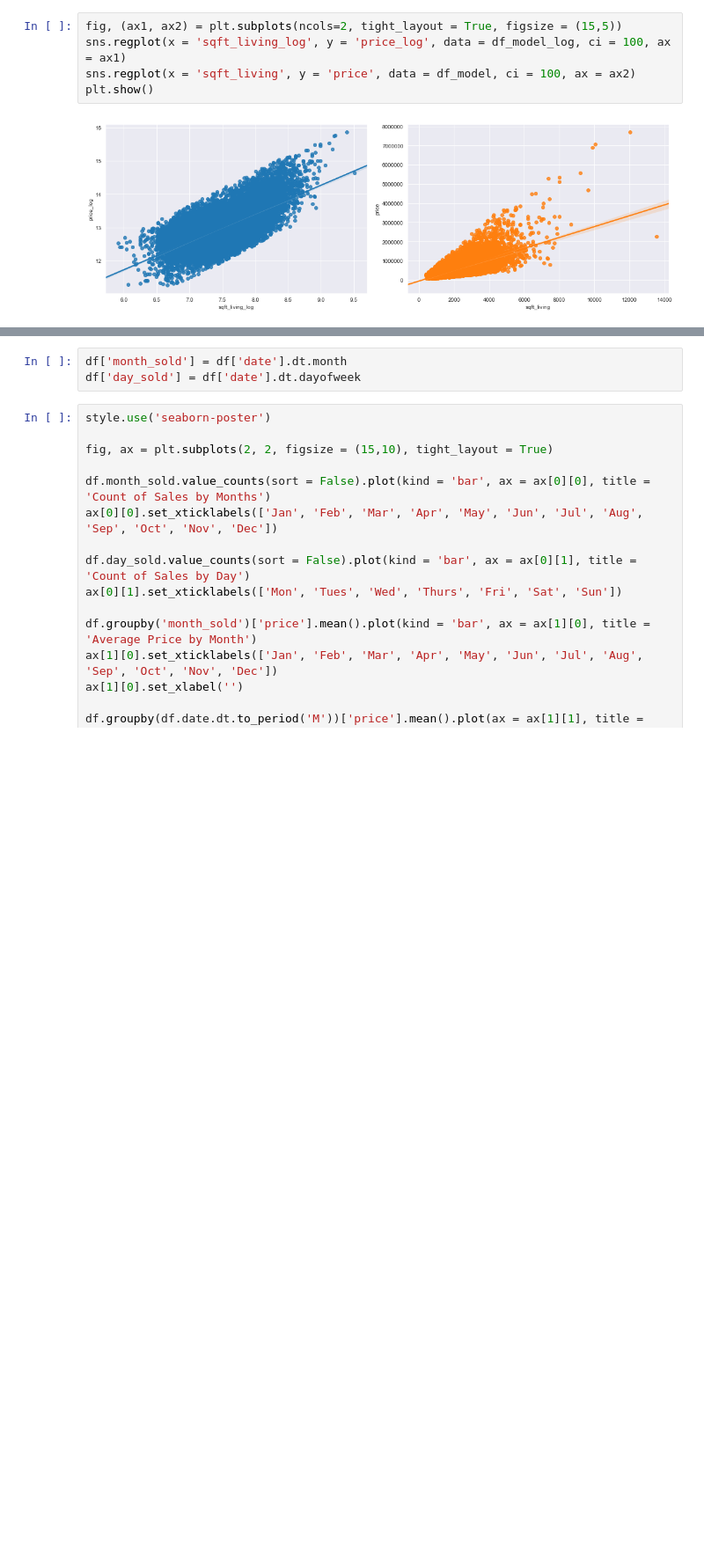
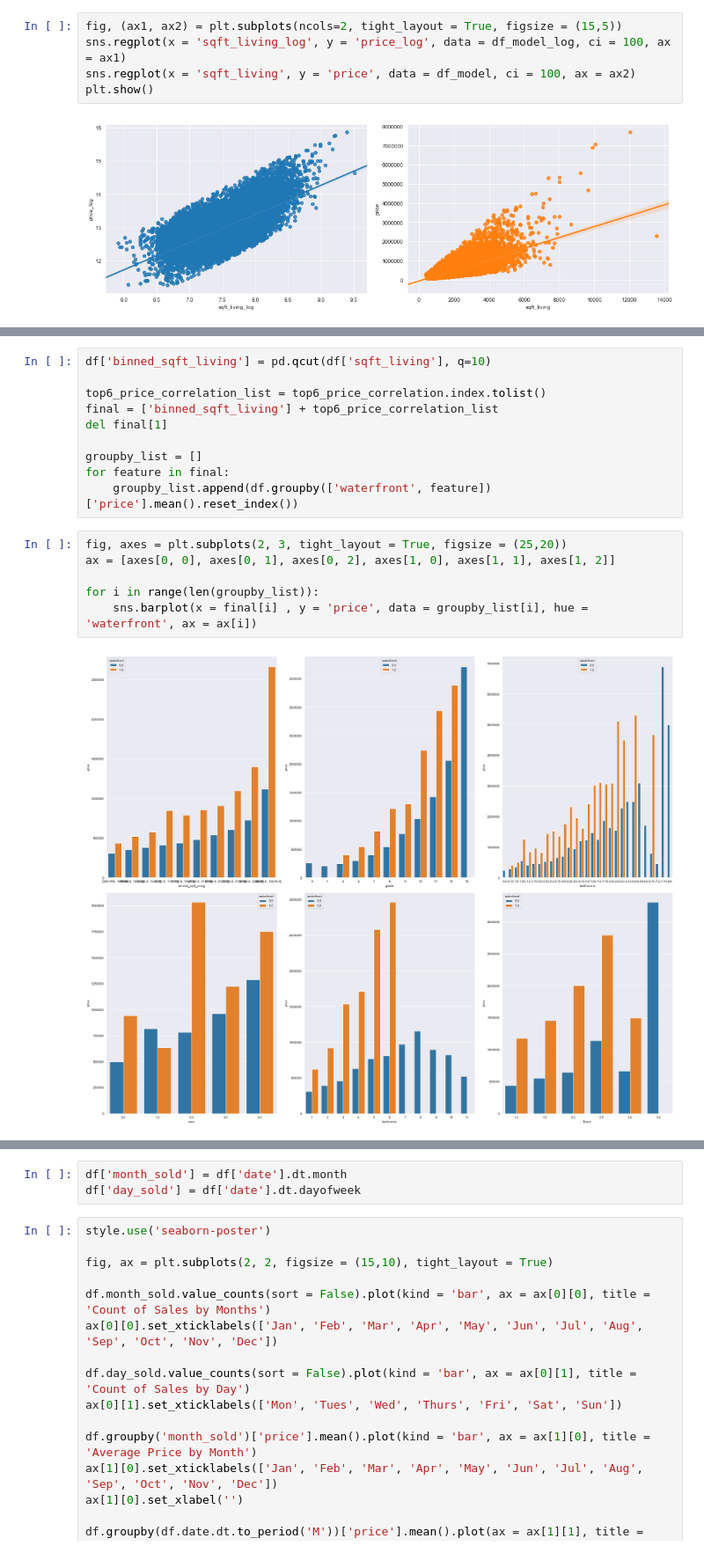
Before and after one commit to Ftan91/Exploratory-Data-Analysis-on-Features-that-Impact-House-Prices-in-Kings-County-Seattle, a Jupyter notebook: Finn2 - Kings County Dataset.ipynb, the cells around one changed output, grey strips where cells are left out. Shown at 88% size. Cells and saved outputs as stored; diff of their text form; blank space fills up the shorter version.

```diff
--- a/Finn2 - Kings County Dataset.ipynb
+++ b/Finn2 - Kings County Dataset.ipynb
@@ -360,0 +413,18 @@ Outside of this, we can use a multiple regression model but will be outside of t
+# %%
+df['binned_sqft_living'] = pd.qcut(df['sqft_living'], q=10)
+
+top6_price_correlation_list = top6_price_correlation.index.tolist()
+final = ['binned_sqft_living'] + top6_price_correlation_list
+del final[1]
+
+groupby_list = []
+for feature in final:
+    groupby_list.append(df.groupby(['waterfront', feature])['price'].mean().reset_index())
+# %%
+fig, axes = plt.subplots(2, 3, tight_layout = True, figsize = (25,20))
+ax = [axes[0, 0], axes[0, 1], axes[0, 2], axes[1, 0], axes[1, 1], axes[1, 2]]
+
+for i in range(len(groupby_list)):
+    sns.barplot(x = final[i] , y = 'price', data = groupby_list[i], hue = 'waterfront', ax = ax[i])
+# %% [output]
+[figure, added]
```
Also changed, not shown: parts of 28 cells of this notebook.
